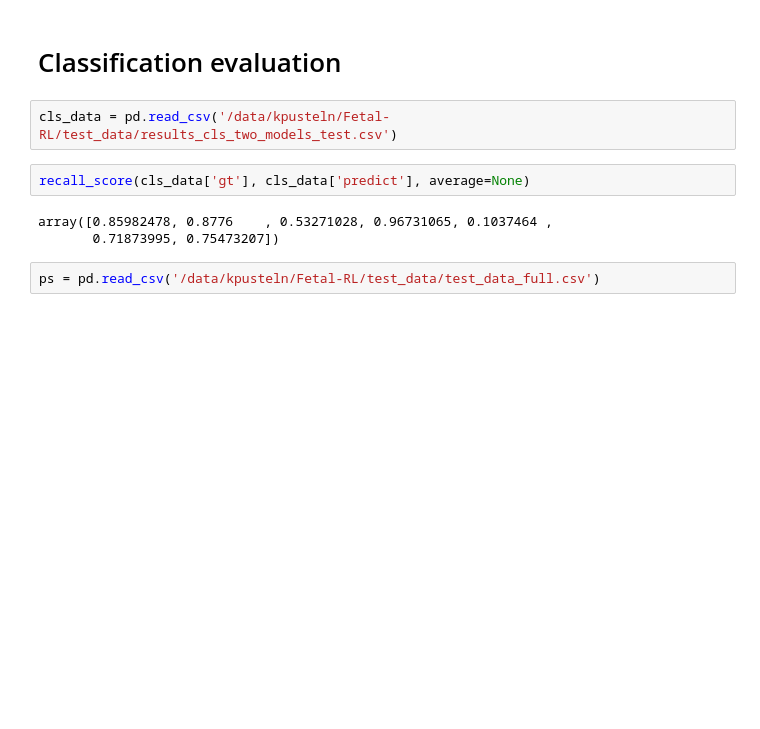
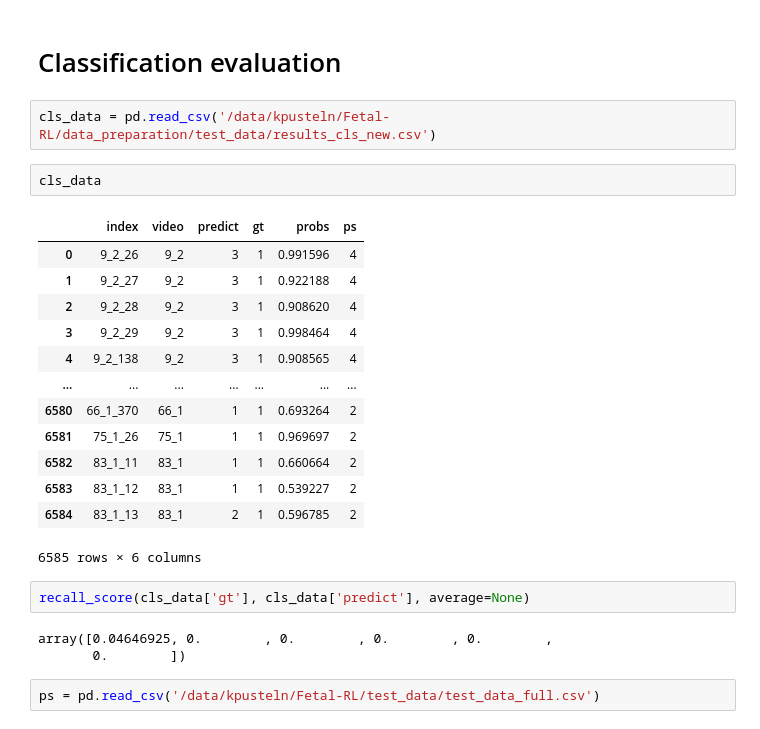
Before and after one commit to karolpustelnik/Fetal-RL, a Jupyter notebook: data_preparation/test_data/val_set_metrics.ipynb, the cells around one changed output. Cells and saved outputs as stored; diff of their text form; blank space fills up the shorter version.

```diff
--- a/data_preparation/test_data/val_set_metrics.ipynb
+++ b/data_preparation/test_data/val_set_metrics.ipynb
@@ -217,12 +217,28 @@ data_head_merged.dropna()
 # %% [markdown]
 # Classification evaluation
 # %%
-cls_data = pd.read_csv('/data/kpusteln/Fetal-RL/test_data/results_cls_two_models_test.csv')
+cls_data = pd.read_csv('/data/kpusteln/Fetal-RL/data_preparation/test_data/results_cls_new.csv')
+# %%
+cls_data
+# %% [output]
+|  | index | video | predict | gt | probs | ps |
+| 0 | 9_2_26 | 9_2 | 3 | 1 | 0.991596 | 4 |
+| 1 | 9_2_27 | 9_2 | 3 | 1 | 0.922188 | 4 |
+| 2 | 9_2_28 | 9_2 | 3 | 1 | 0.908620 | 4 |
+| 3 | 9_2_29 | 9_2 | 3 | 1 | 0.998464 | 4 |
+| 4 | 9_2_138 | 9_2 | 3 | 1 | 0.908565 | 4 |
+| ... | ... | ... | ... | ... | ... | ... |
+| 6580 | 66_1_370 | 66_1 | 1 | 1 | 0.693264 | 2 |
+| 6581 | 75_1_26 | 75_1 | 1 | 1 | 0.969697 | 2 |
+| 6582 | 83_1_11 | 83_1 | 1 | 1 | 0.660664 | 2 |
+| 6583 | 83_1_12 | 83_1 | 1 | 1 | 0.539227 | 2 |
+| 6584 | 83_1_13 | 83_1 | 2 | 1 | 0.596785 | 2 |
+6585 rows × 6 columns
 # %%
 recall_score(cls_data['gt'], cls_data['predict'], average=None)
 # %% [output]
-array([0.85982478, 0.8776    , 0.53271028, 0.96731065, 0.1037464 ,
-       0.71873995, 0.75473207])
+array([0.04646925, 0.        , 0.        , 0.        , 0.        ,
+       0.        ])
 # %%
 ps = pd.read_csv('/data/kpusteln/Fetal-RL/test_data/test_data_full.csv')
 # %%
```
Also changed, not shown: parts of 22 cells of this notebook, 21 other files.
